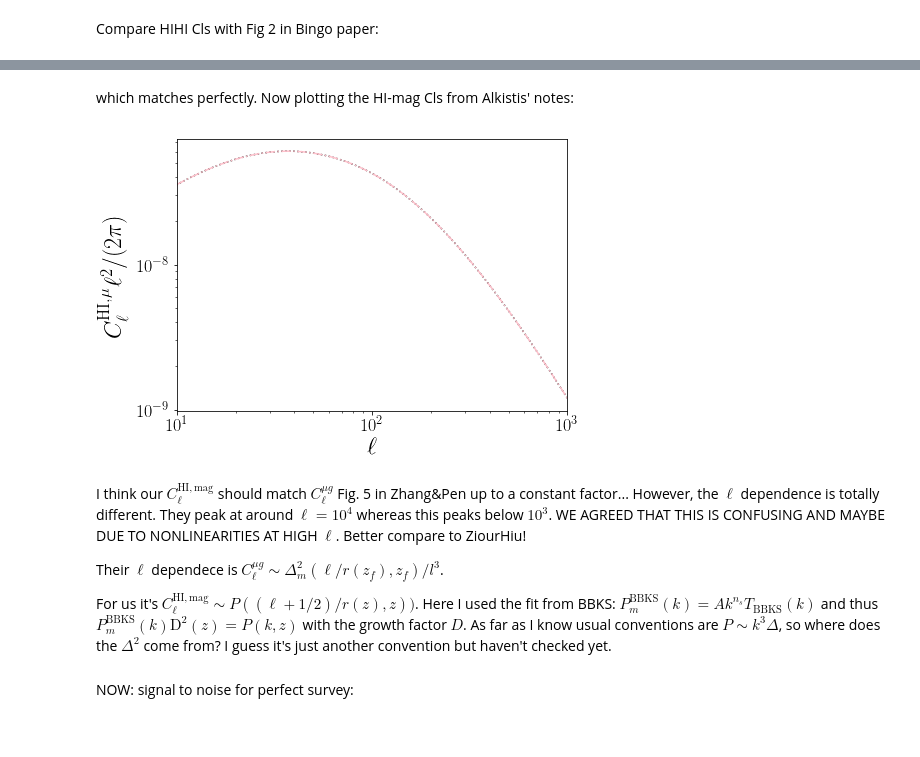
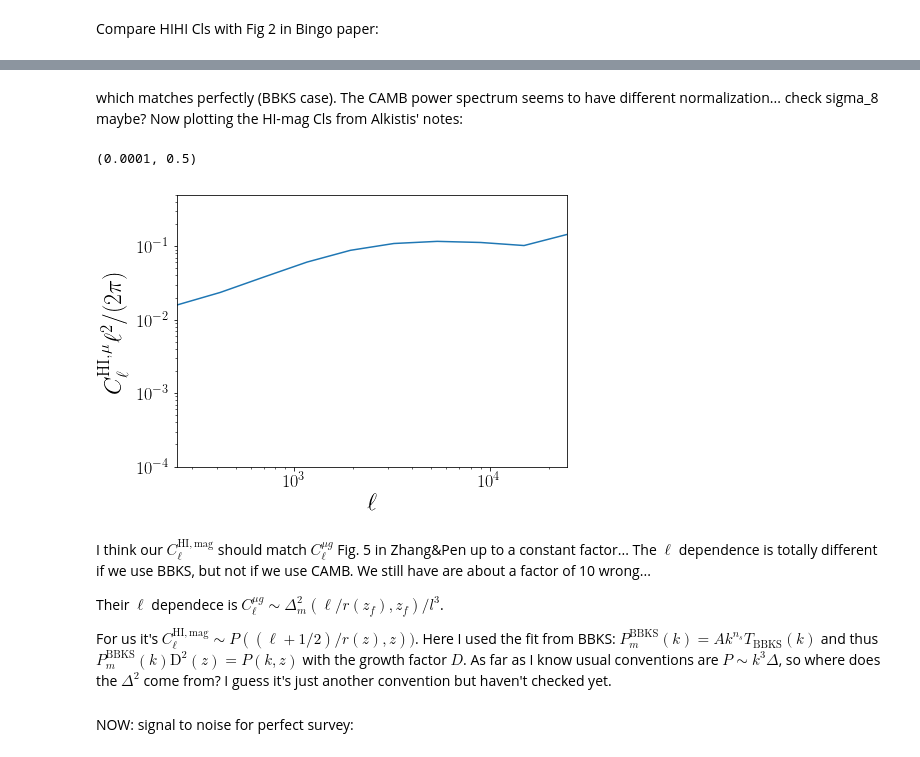
Before and after one commit to amadeuswi/MagBias, a Jupyter notebook: S2N.ipynb, the cells around one changed output, grey strips where cells are left out. Drawn from its saved outputs; the diff is of its cells as text; code cells hidden in the pictures.

```diff
--- a/S2N.ipynb
+++ b/S2N.ipynb
@@ -114,7 +121,7 @@ def g(z,zcenter, halfzwidth): #lensing kernel
 #     return -c*val(a) #units: Mpc
 
 
-def Cl_HIxmag(ltable, zf, zb, delta_zf, Nint = 500):
+def Cl_HIxmag_BBKS(ltable, zf, zb, delta_zf, Nint = 500):
     #note there is no T_obs factor because we want to compare with galaxy case
     fac1 = 3/2 * (H_0/c)**2 * Omega_m #no square on (H_0/c) because it cancels out
     fac2 = bHI * (5*sg(zb) - 2)
@@ -129,3 +136,19 @@ def Cl_HIxmag(ltable, zf, zb, delta_zf, Nint = 500):
         integrand[:,il]= (1+ztab) * W_tophat(ztab, zfmin, zfmax) * gtab / rCom(ztab)**2 * P_cdm_BBKS(( ell)/rCom(ztab)) * D_z(ztab)**2
     result= fac1 * fac2 * np.trapz(integrand,ztab,axis=0)
     return result
+
+def Cl_HIxmag_CAMB(ltable, zf, zb, delta_zf, Nint = 500):
+    #note there is no T_obs factor because we want to compare with galaxy case
+    fac1 = 3/2 * bHI*(H_0/c)**2 * Omega_m #no square on (H_0/c) because it cancels out
+    fac2 = bHI * (5*sg(zb) - 2)
+    zmin = zf - delta_zf
+    zmax = zf + delta_zf
+    ztab = np.linspace(zmin, zmax, Nint) #do checks on this! should be 0 to inf
+
+    integrand=np.zeros([len(ztab),len(ltable)])
+    for il in range(len(ltable)):
+        ell = ltable[il]
+        integrand[:,il]= np.array([(1+zzz) * W_tophat(zzz, zfmin, zfmax) * g(zzz, zb, dzb) / rCom(zzz)**2 * pknl(( ell)/rCom(zzz), zzz) for zzz in ztab])
+#         integrand[:,il]= np.array([(1+zzz) * W_tophat(zzz, zfmin, zfmax) * g(zzz, zb, dzb) * rCom(zzz) * pknl(( ell)/rCom(zzz), zzz) for zzz in ztab]) #different factor of chi than in alkistis' notes (units are wrong there)
+    result= fac1 * fac2 * np.trapz(integrand,ztab,axis=0)
+    return result
@@ -219,26 +345,33 @@ P.show()
 # %% [markdown]
-which matches perfectly.
+which matches perfectly (BBKS case). The CAMB power spectrum seems to have different normalization... check sigma_8 maybe?
 Now plotting the HI-mag Cls from Alkistis' notes:
 # %%
-Cl_Hxm = Cl_HIxmag(ltab, zf, zb, dzf)
-Cl_dxk = Cl_delkap(ltab, zf, zb, dzf)
-Cl_dxk2 = Cl_delkap2(ltab, zf, zb, dzf)
+
+Cl_Hxm_tab = Cl_HIxmag_CAMB(ltab, zf, zb, dzf)
+# Cl_Hxm_tab2 = Cl_HIxmag_CAMB(ltab, zf, zb, dzf) #delete later
+
+
+
+# Cl_dxk_tab = Cl_delkap_CAMB(ltab, zf, zb, dzf)
 # Cl_gg = Cl_BBKS_gg(ltab, zfmin, zfmax)
 # %%
 fig = P.figure(); ax = fig.add_subplot(111);
-# ax.loglog(ltab, Cl_Hxm*ltab**2 / 2 / pi)
-ax.loglog(ltab, Cl_dxk, ls = ':', color = 'black')
-ax.loglog(ltab, Cl_dxk2, ls = '-.', color = 'pink')
+# ax.loglog(ltab, Cl_Hxm_tab*ltab**2 / 2 / pi)
+ax.loglog(ltab, Cl_Hxm_tab*ltab**2 / 2 / pi)
+# ax.loglog(ltab, Cl_dxk_tab, ls = ':', color = 'black')
+# ax.loglog(ltab, Cl_dxk2_tab, ls = '-.', color = 'pink')
 ax.set_xlabel("$\ell$")
 ax.set_ylabel("$C_\ell^\mathrm{HI, \mu} \ell^2/(2\pi)$")
 # ax.plot(ltab, Cl_Hxm*ltab**2/2/pi)
-ax.set_xlim((10,1000))
+# ax.set_xlim((10,1000))
+ax.set_xlim((250,25000))
+ax.set_ylim((1e-4, 5e-1))
 # ax.set_ylim((1e-9, 2e-7))
-P.show()
 # %% [output]
+(0.0001, 0.5)
-[figure, old version]
+[figure, new version]
 # %% [markdown]
-I think our $C_\ell^\mathrm{HI, mag}$ should match $C_\ell^{\mu g}$ Fig. 5 in Zhang&Pen up to a constant factor... However, the $\ell$ dependence is totally different. They peak at around $\ell = 10^4$ whereas this peaks below $10^3$. WE AGREED THAT THIS IS CONFUSING AND MAYBE DUE TO NONLINEARITIES AT HIGH $\ell$. Better compare to ZiourHiu!
+I think our $C_\ell^\mathrm{HI, mag}$ should match $C_\ell^{\mu g}$ Fig. 5 in Zhang&Pen up to a constant factor... The $\ell$ dependence is totally different if we use BBKS, but not if we use CAMB. We still have are about a factor of 10 wrong...
 
 Their $\ell$ dependece is $C_\ell^{\mu g} \sim \Delta_m^2(\ell/r(z_f), z_f) / l^3$.
 
```
Also changed, not shown: parts of 13 cells of this notebook.
